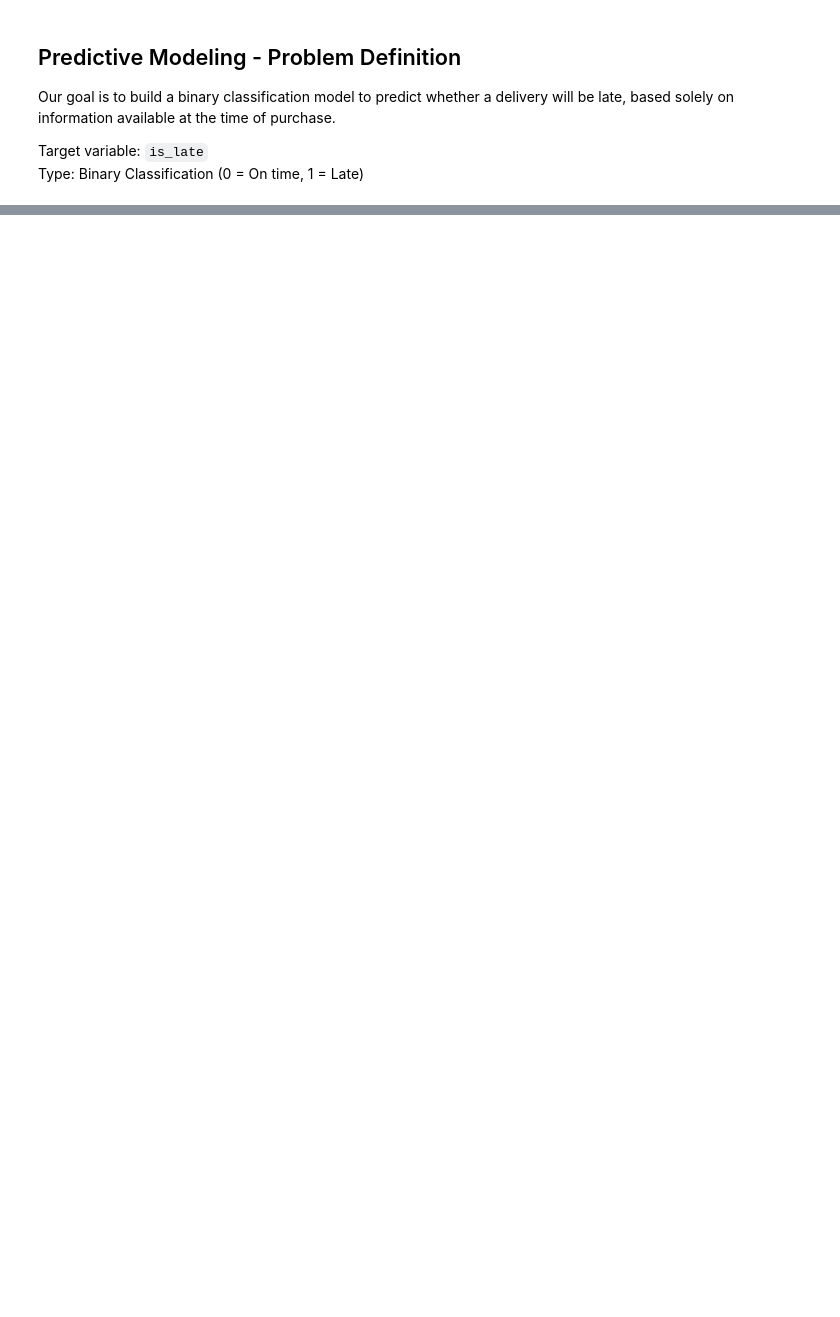
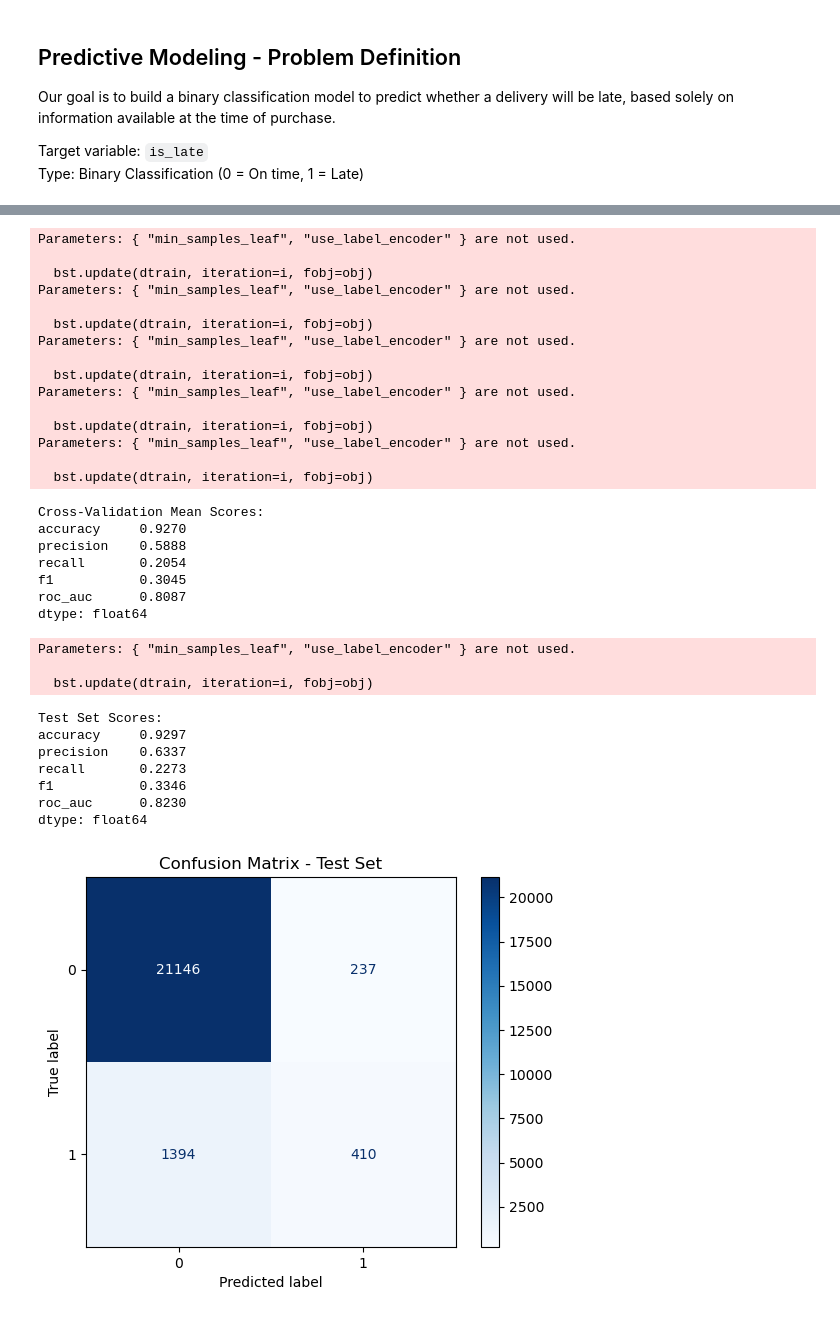
Before and after one commit to rickaof/Olist_Ecommerce_Analysis, a Jupyter notebook: notebooks/model.ipynb, the cells around one changed output, grey strips where cells are left out. Cells and saved outputs as stored; diff of their text form; code cells hidden in the pictures; blank space fills up the shorter version.

```diff
--- a/notebooks/model.ipynb
+++ b/notebooks/model.ipynb
@@ -200,0 +233,38 @@ This makes the model more practical for real-world applications where excessive
+# %%
+# XGBoost (without scaling)
+xgb = XGBClassifier(use_label_encoder=False, eval_metric='logloss', max_depth = 10, min_samples_leaf = 2000, random_state=42)
+train_evaluate_model(xgb, X, y, scale_data=False)
+# %% [output]
+Parameters: { "min_samples_leaf", "use_label_encoder" } are not used.
+
+  bst.update(dtrain, iteration=i, fobj=obj)
+Parameters: { "min_samples_leaf", "use_label_encoder" } are not used.
+
+  bst.update(dtrain, iteration=i, fobj=obj)
+Parameters: { "min_samples_leaf", "use_label_encoder" } are not used.
+
+  bst.update(dtrain, iteration=i, fobj=obj)
+Parameters: { "min_samples_leaf", "use_label_encoder" } are not used.
+
+  bst.update(dtrain, iteration=i, fobj=obj)
+Parameters: { "min_samples_leaf", "use_label_encoder" } are not used.
+
+  bst.update(dtrain, iteration=i, fobj=obj)
+Cross-Validation Mean Scores:
+accuracy     0.9270
+precision    0.5888
+recall       0.2054
+f1           0.3045
+roc_auc      0.8087
+dtype: float64
+Parameters: { "min_samples_leaf", "use_label_encoder" } are not used.
+
+  bst.update(dtrain, iteration=i, fobj=obj)
+Test Set Scores:
+accuracy     0.9297
+precision    0.6337
+recall       0.2273
+f1           0.3346
+roc_auc      0.8230
+dtype: float64
+[figure, added]
```
Also changed, not shown: parts of 41 cells of this notebook, 2 other files.
